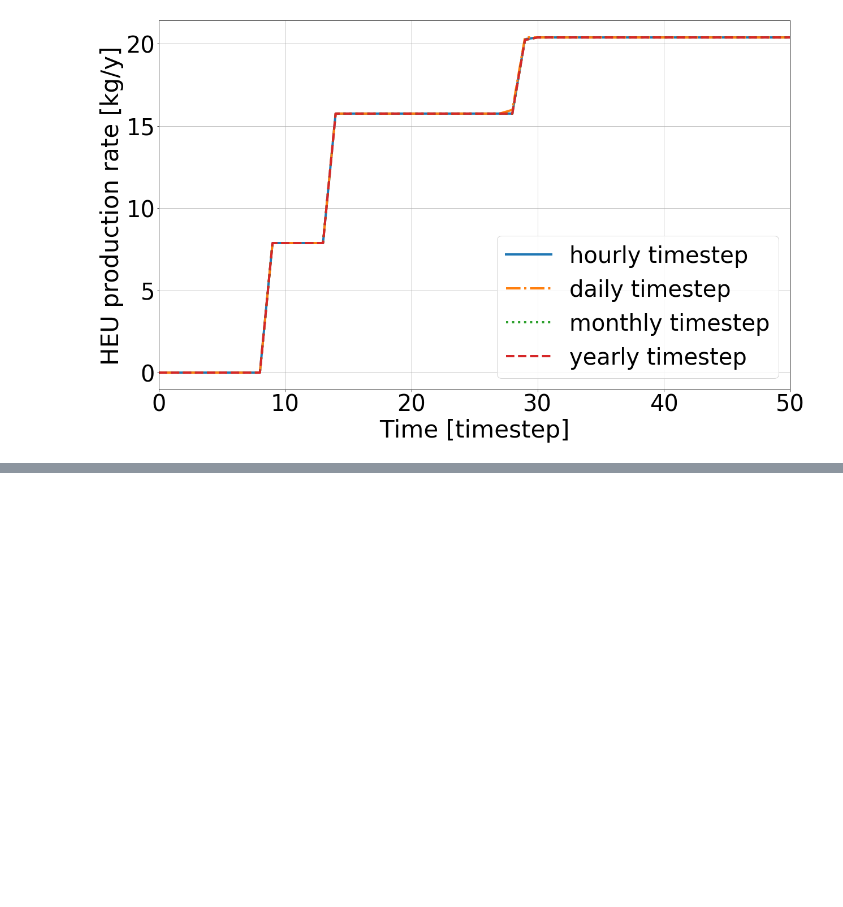
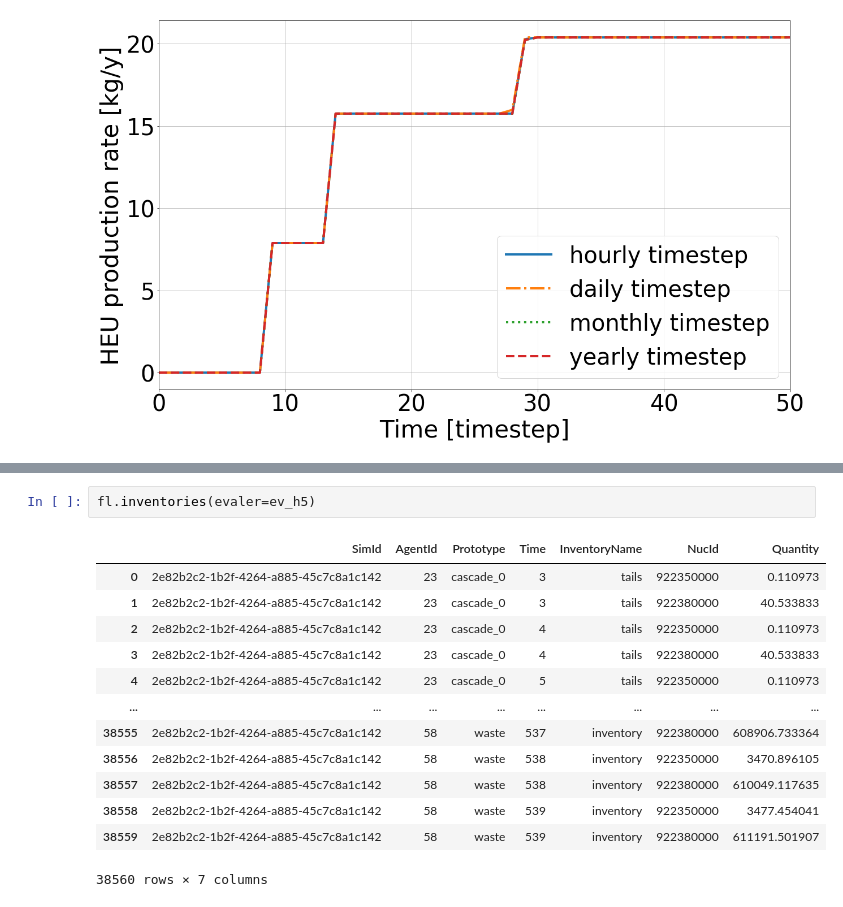
Before and after one commit to stompsjo/enrich_inmm, a Jupyter notebook: time production.ipynb, the cells around one changed output, grey strips where cells are left out. Saved outputs shown, nothing was run; the diff lists cells and outputs as text; blank space fills up the shorter version.

```diff
--- a/time production.ipynb
+++ b/time production.ipynb
@@ -63,0 +112,16 @@ plt.savefig("HEU_prod_timestep.png")
+# %%
+fl.inventories(evaler=ev_h5)
+# %% [output]
+|  | SimId | AgentId | Prototype | Time | InventoryName | NucId | Quantity |
+| 0 | 2e82b2c2-1b2f-4264-a885-45c7c8a1c142 | 23 | cascade_0 | 3 | tails | 922350000 | 0.110973 |
+| 1 | 2e82b2c2-1b2f-4264-a885-45c7c8a1c142 | 23 | cascade_0 | 3 | tails | 922380000 | 40.533833 |
+| 2 | 2e82b2c2-1b2f-4264-a885-45c7c8a1c142 | 23 | cascade_0 | 4 | tails | 922350000 | 0.110973 |
+| 3 | 2e82b2c2-1b2f-4264-a885-45c7c8a1c142 | 23 | cascade_0 | 4 | tails | 922380000 | 40.533833 |
+| 4 | 2e82b2c2-1b2f-4264-a885-45c7c8a1c142 | 23 | cascade_0 | 5 | tails | 922350000 | 0.110973 |
+| ... | ... | ... | ... | ... | ... | ... | ... |
+| 38555 | 2e82b2c2-1b2f-4264-a885-45c7c8a1c142 | 58 | waste | 537 | inventory | 922380000 | 608906.733364 |
+| 38556 | 2e82b2c2-1b2f-4264-a885-45c7c8a1c142 | 58 | waste | 538 | inventory | 922350000 | 3470.896105 |
+| 38557 | 2e82b2c2-1b2f-4264-a885-45c7c8a1c142 | 58 | waste | 538 | inventory | 922380000 | 610049.117635 |
+| 38558 | 2e82b2c2-1b2f-4264-a885-45c7c8a1c142 | 58 | waste | 539 | inventory | 922350000 | 3477.454041 |
+| 38559 | 2e82b2c2-1b2f-4264-a885-45c7c8a1c142 | 58 | waste | 539 | inventory | 922380000 | 611191.501907 |
+38560 rows × 7 columns
```
Also changed, not shown: parts of 7 cells of this notebook, 4 other files.
